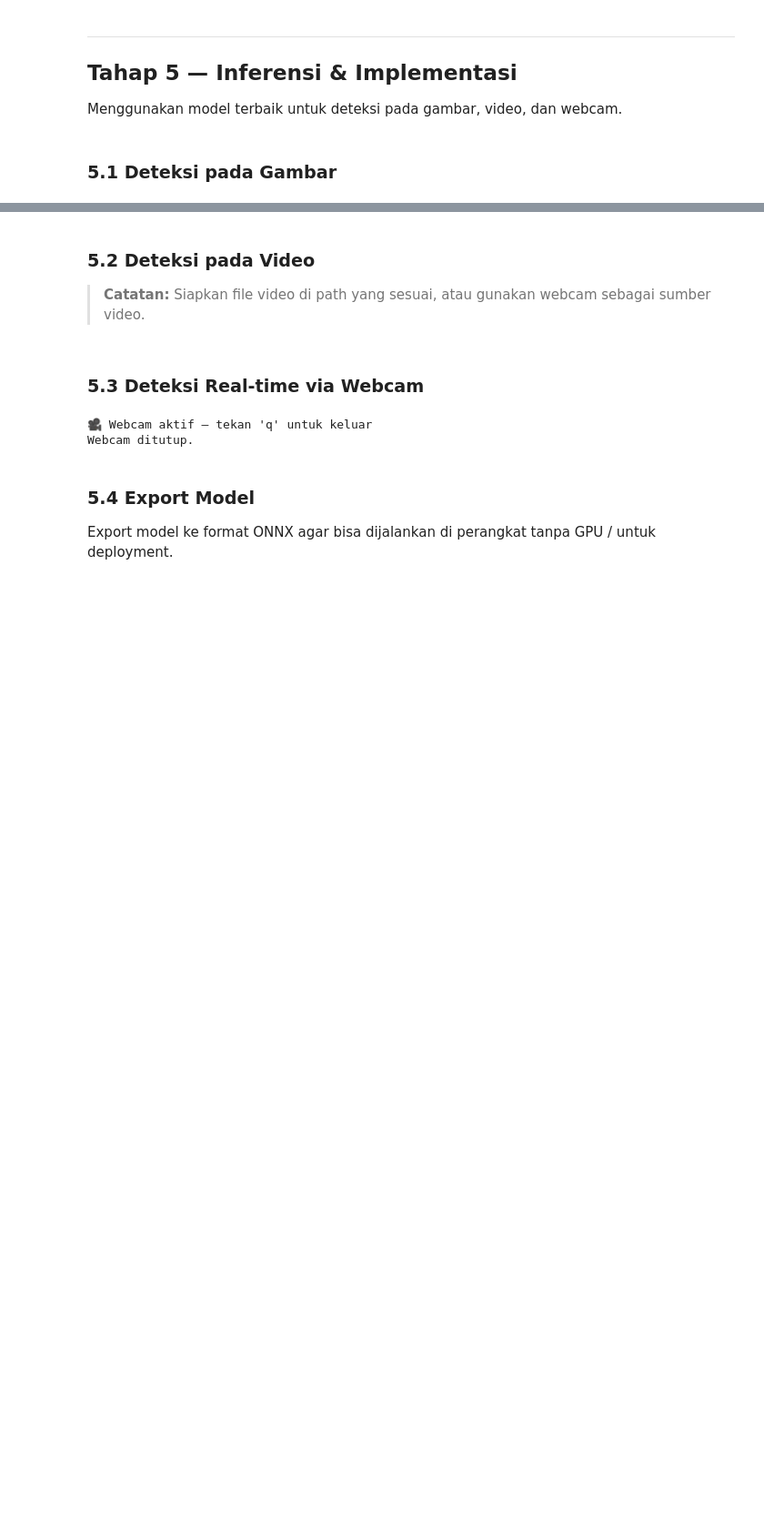
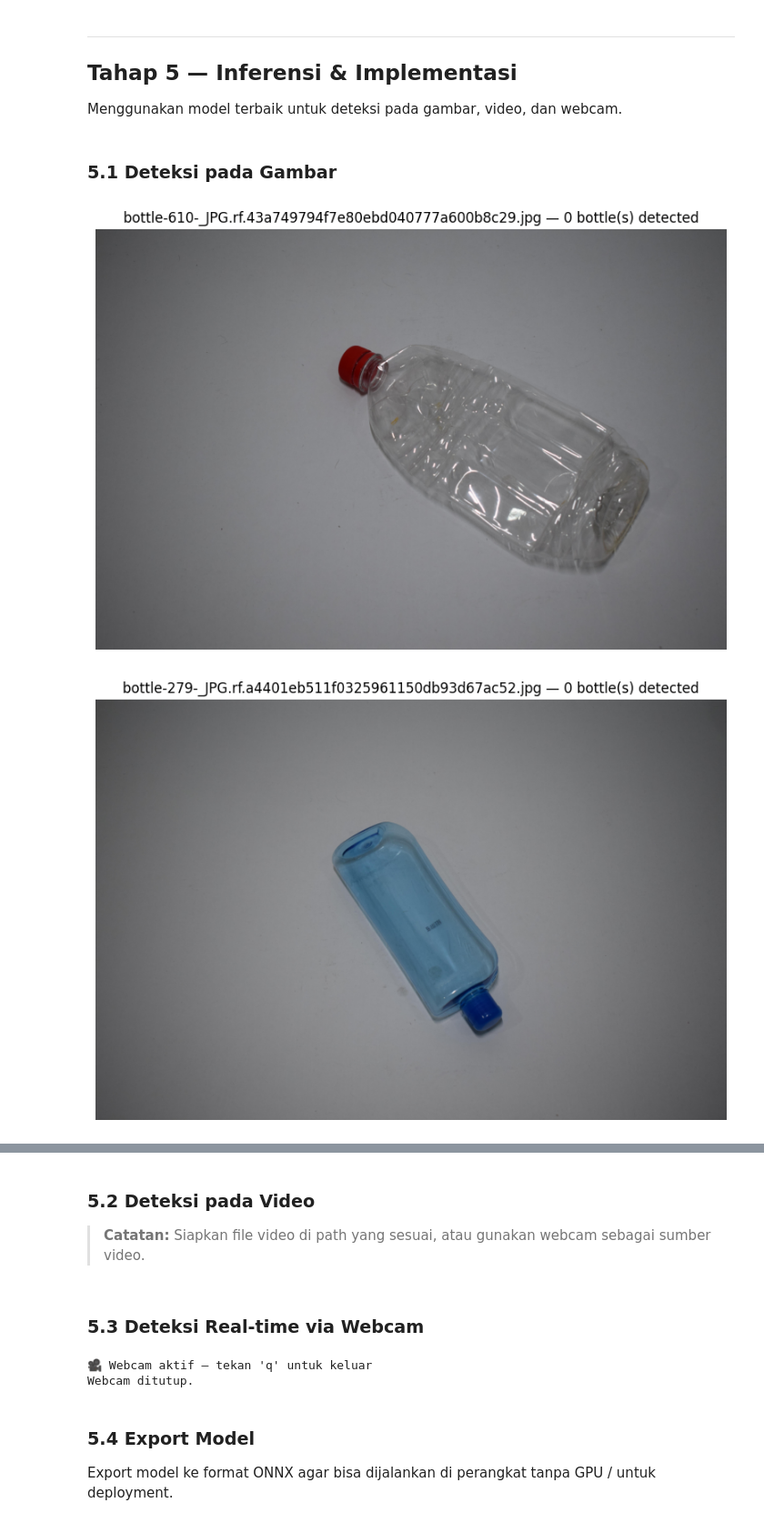
Before and after one commit to jeebrielibr/plastic-bottle-waste-detection-YOLO, a Jupyter notebook: notebook/implementationYOLOv8n.ipynb, the cells around one changed output, grey strips where cells are left out. Shown at 91% size. Saved outputs shown, nothing was run; the diff lists cells and outputs as text; code cells hidden in the pictures; blank space fills up the shorter version.

```diff
--- a/notebook/implementationYOLOv8n.ipynb
+++ b/notebook/implementationYOLOv8n.ipynb
@@ -47,7 +47,7 @@ Verifikasi struktur dataset, jumlah gambar vs label, dan visualisasi sampel.
 # %%
 import os
 
-dataset_root = "../datasets"
+dataset_root = "../dataset"
 IMG_EXT = ('.jpg', '.jpeg', '.png', '.bmp', '.webp')
 
 for split in ["train", "valid", "test"]:
@@ -341,30 +340,33 @@ FileNotFoundError: [Errno 2] No such file or directory: './runs/runs/detect/trai
 Menggunakan model terbaik untuk deteksi pada gambar, video, dan webcam.
 # %%
 # Load best model untuk inferensi
-model = YOLO("../runs/detect/train_bottle/weights/best.pt")
+model = YOLO("./runs/detect/v8n/train_bottle/weights/best.pt")
 # %% [markdown]
 ### 5.1 Deteksi pada Gambar
 # %%
 import os
 import random
 
 # Ambil beberapa gambar acak dari test set untuk demo
-test_img_dir = "../datasets/test/images"
+test_img_dir = "../dataset/test/images"
 test_images = sorted(os.listdir(test_img_dir))
 demo_images = random.sample(test_images, min(6, len(test_images)))
 
 for img_name in demo_images:
     img_path = os.path.join(test_img_dir, img_name)
     results = model.predict(source=img_path, conf=0.5, save=False, verbose=False)
 
     # Tampilkan hasil
     annotated = results[0].plot()  # BGR image with annotations
     annotated_rgb = cv2.cvtColor(annotated, cv2.COLOR_BGR2RGB)
 
     n_detections = len(results[0].boxes)
     plt.figure(figsize=(8, 6))
     plt.imshow(annotated_rgb)
     plt.title(f"{img_name} — {n_detections} bottle(s) detected")
     plt.axis("off")
     plt.tight_layout()
     plt.show()
+# %% [output]
+[figure, added]
+[figure, added]
```
Also changed, not shown: parts of 10 cells of this notebook, 41 other files.
